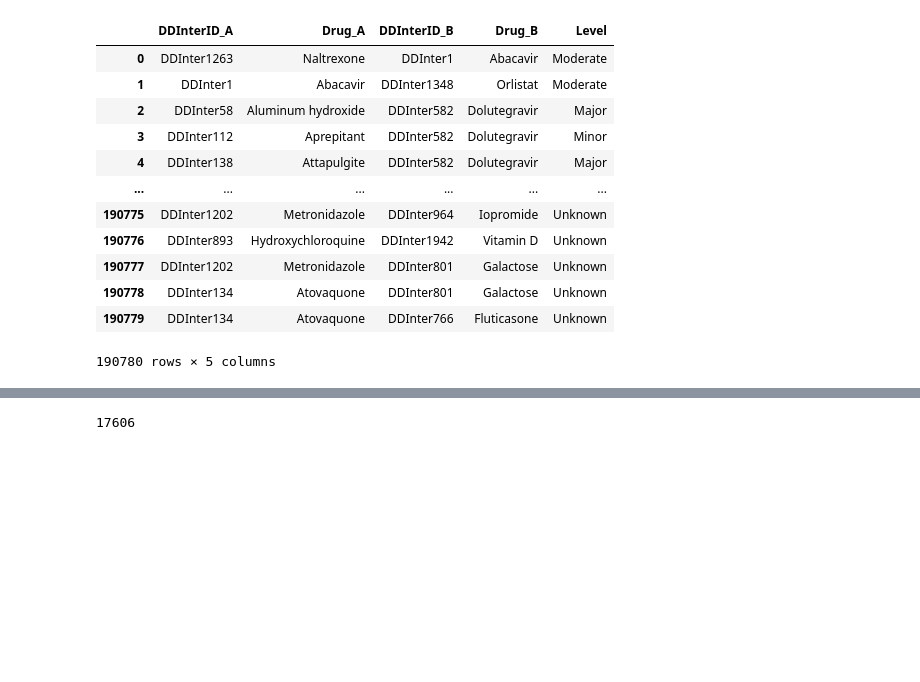
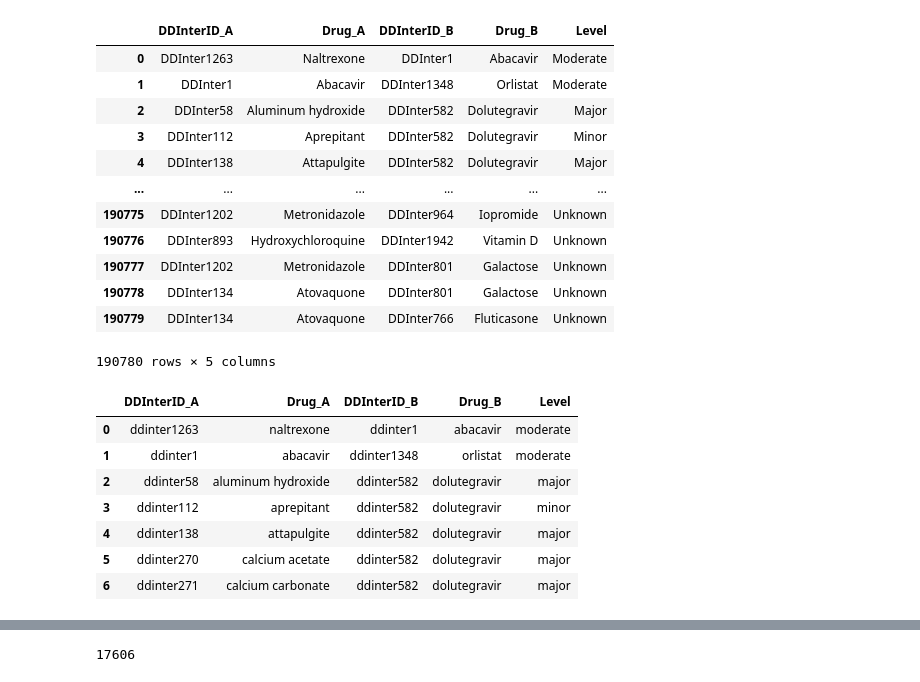
Before and after one commit to raynasser/MediSure, a Jupyter notebook: notebooks/ra | eda copy.ipynb, the cells around one changed output, grey strips where cells are left out. Cells and saved outputs as stored; diff of their text form; code cells hidden in the pictures; blank space fills up the shorter version.

```diff
--- a/notebooks/ra | eda copy.ipynb
+++ b/notebooks/ra | eda copy.ipynb
@@ -1129,0 +1134,12 @@ all_ddi
+# %%
+all_ddi50 = all_ddi.head(7)
+all_ddi50
+# %% [output]
+|  | DDInterID_A | Drug_A | DDInterID_B | Drug_B | Level |
+| 0 | ddinter1263 | naltrexone | ddinter1 | abacavir | moderate |
+| 1 | ddinter1 | abacavir | ddinter1348 | orlistat | moderate |
+| 2 | ddinter58 | aluminum hydroxide | ddinter582 | dolutegravir | major |
+| 3 | ddinter112 | aprepitant | ddinter582 | dolutegravir | minor |
+| 4 | ddinter138 | attapulgite | ddinter582 | dolutegravir | major |
+| 5 | ddinter270 | calcium acetate | ddinter582 | dolutegravir | major |
+| 6 | ddinter271 | calcium carbonate | ddinter582 | dolutegravir | major |
```
Also changed, not shown: parts of 4 cells of this notebook, 2 other files.
